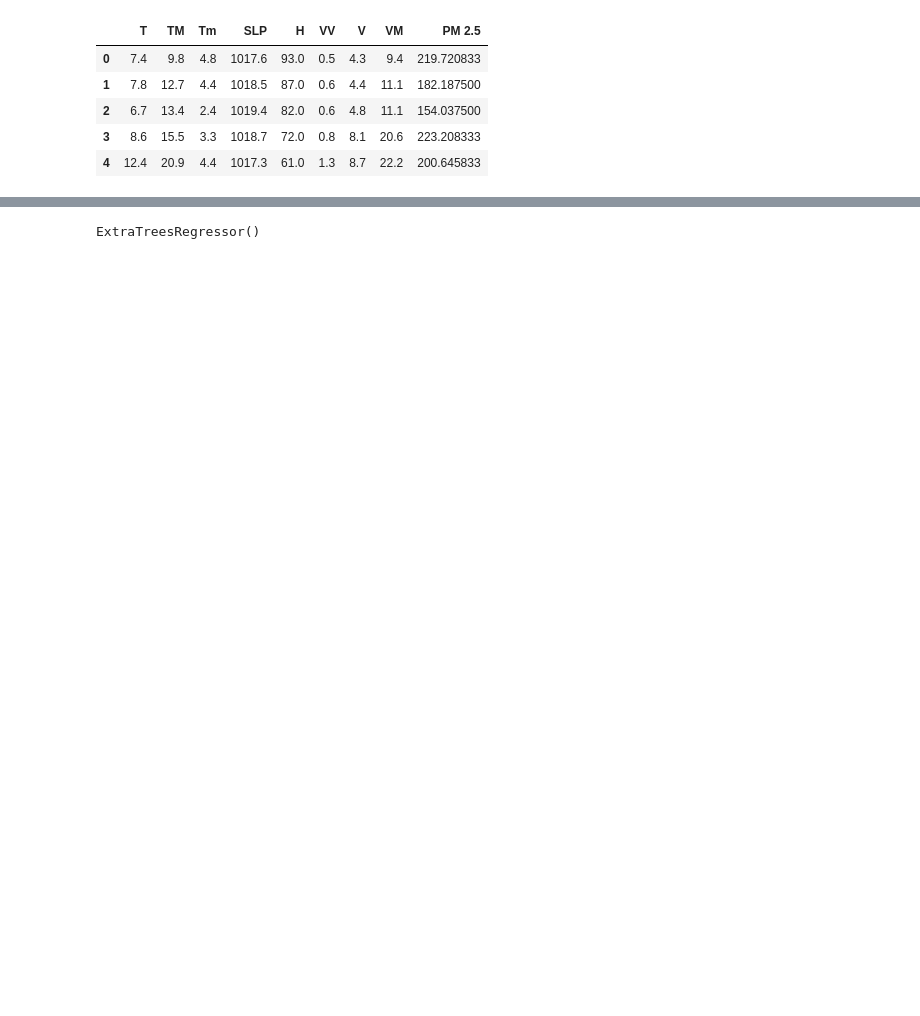
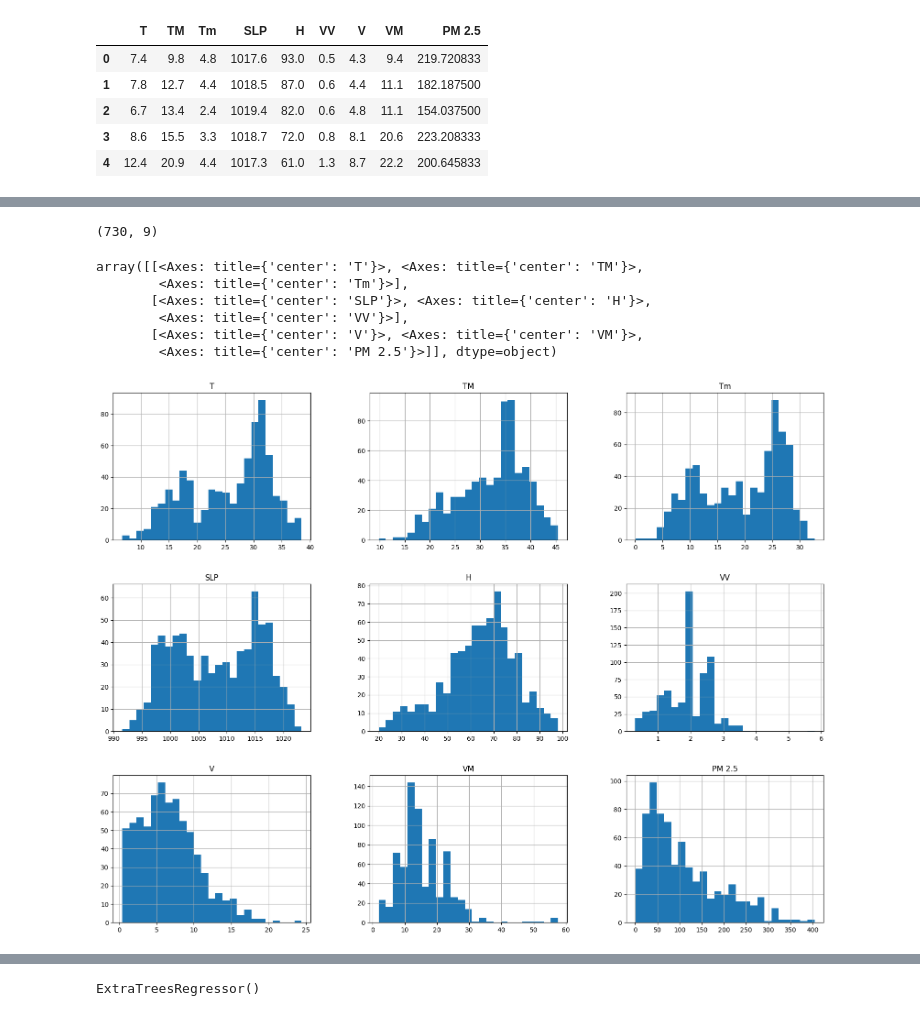
Before and after one commit to Ravikiran-tech/Detecting-Air-Quality-Index, a Jupyter notebook: AQI.ipynb, the cells around one changed output, grey strips where cells are left out. Cells and saved outputs as stored; diff of their text form; code cells hidden in the pictures; blank space fills up the shorter version.

```diff
--- a/AQI.ipynb
+++ b/AQI.ipynb
@@ -35,0 +69,14 @@ X.isnull()
+# %%
+df.shape
+# %% [output]
+(730, 9)
+# %%
+df.hist(bins=25, figsize=(20,15))
+# %% [output]
+array([[<Axes: title={'center': 'T'}>, <Axes: title={'center': 'TM'}>,
+        <Axes: title={'center': 'Tm'}>],
+       [<Axes: title={'center': 'SLP'}>, <Axes: title={'center': 'H'}>,
+        <Axes: title={'center': 'VV'}>],
+       [<Axes: title={'center': 'V'}>, <Axes: title={'center': 'VM'}>,
+        <Axes: title={'center': 'PM 2.5'}>]], dtype=object)
+[figure, added]
```
Also changed, not shown: parts of 64 cells of this notebook.
